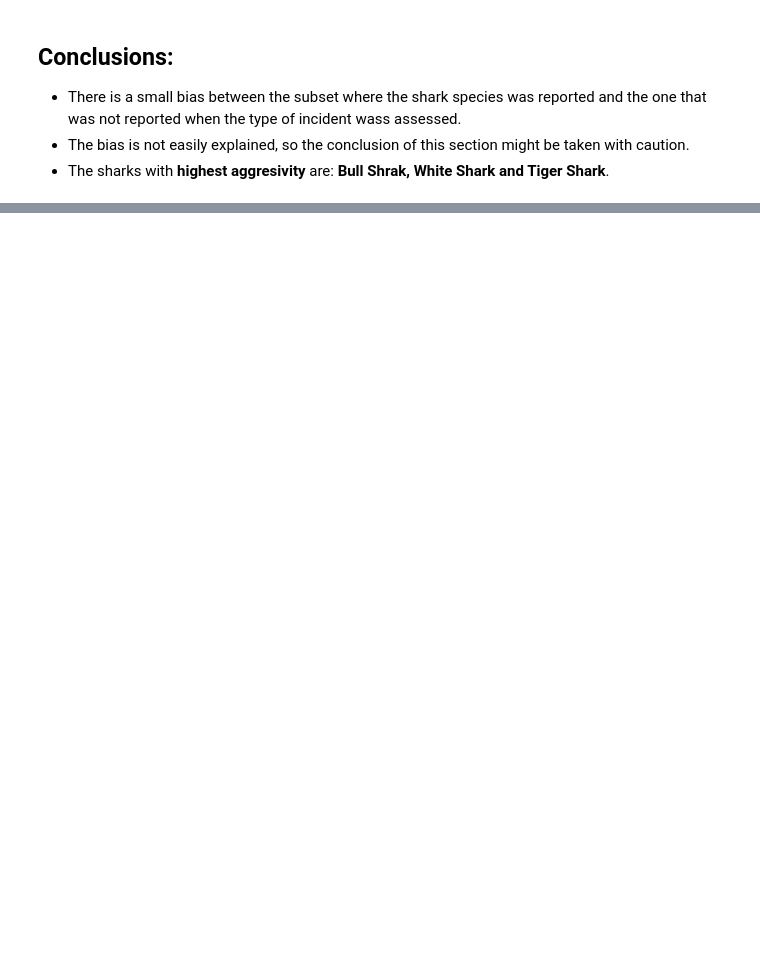
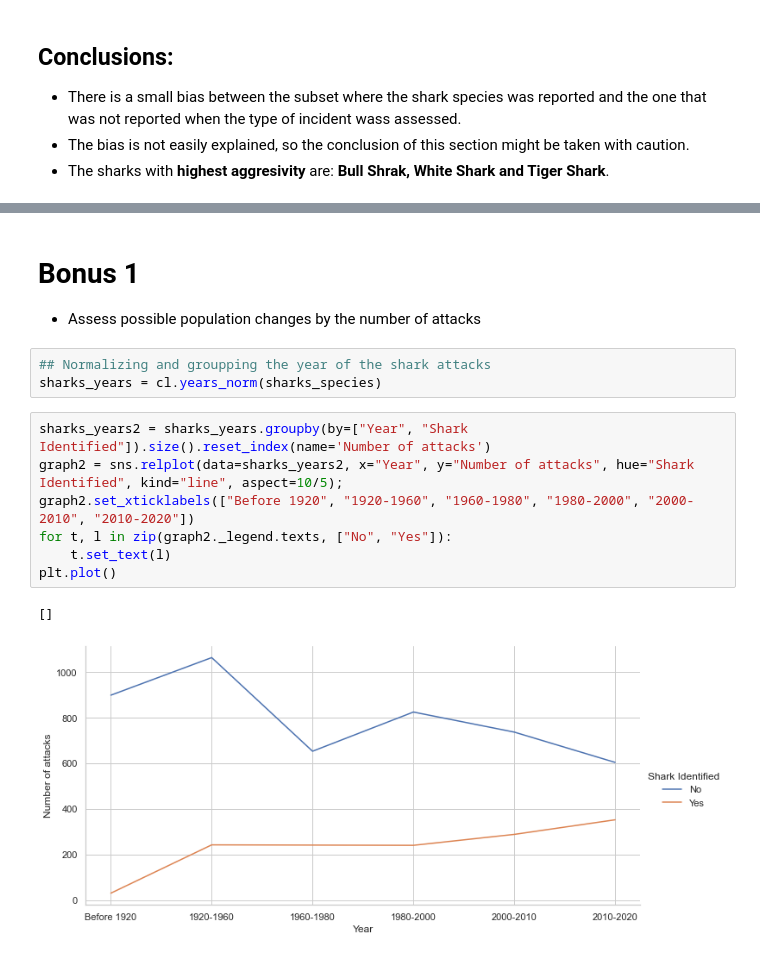
Before and after one commit to sborto86/data-cleaning-pandas, a Jupyter notebook: clean-analysis.ipynb, the cells around one changed output, grey strips where cells are left out. Cells and saved outputs as stored; diff of their text form; blank space fills up the shorter version.

```diff
--- a/clean-analysis.ipynb
+++ b/clean-analysis.ipynb
@@ -247,3 +252,19 @@ for p in sharks_aggre3_graph.ax.patches:
 ### Bull Shark
 ![Bull Shark](./images/bull-shark.jpg)
 *Public domain photo by Albert on [Wikimedia Commons](https://commons.wikimedia.org/w/index.php?curid=1723717)*
+# %% [markdown]
+# Bonus 1
+* Assess possible population changes by the number of attacks
+# %%
+## Normalizing and groupping the year of the shark attacks
+sharks_years = cl.years_norm(sharks_species)
+# %%
+sharks_years2 = sharks_years.groupby(by=["Year", "Shark Identified"]).size().reset_index(name='Number of attacks')
+graph2 = sns.relplot(data=sharks_years2, x="Year", y="Number of attacks", hue="Shark Identified", kind="line", aspect=10/5);
+graph2.set_xticklabels(["Before 1920", "1920-1960", "1960-1980", "1980-2000", "2000-2010", "2010-2020"])
+for t, l in zip(graph2._legend.texts, ["No", "Yes"]):
+    t.set_text(l)
+plt.plot()
+# %% [output]
+[]
+[figure, added]
```
Also changed, not shown: parts of 7 cells of this notebook, 3 other files.
